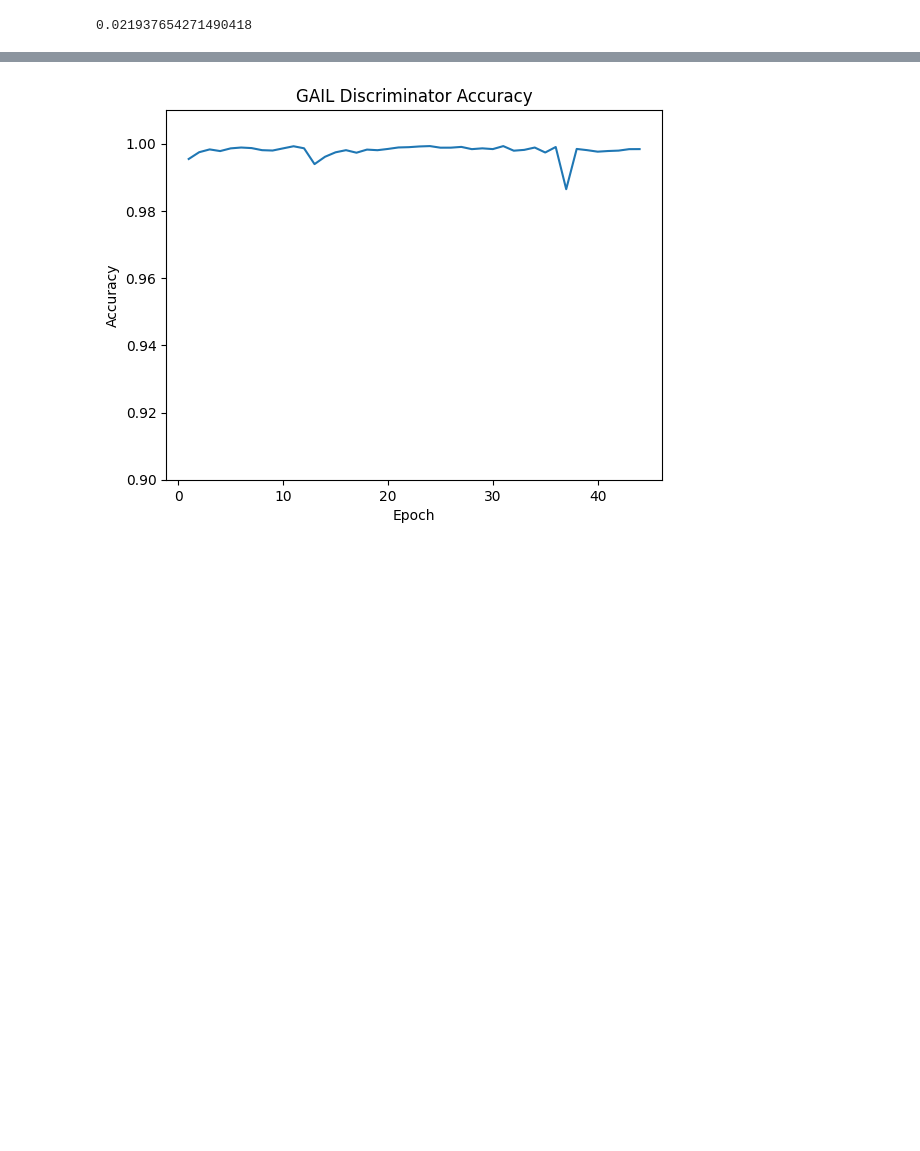
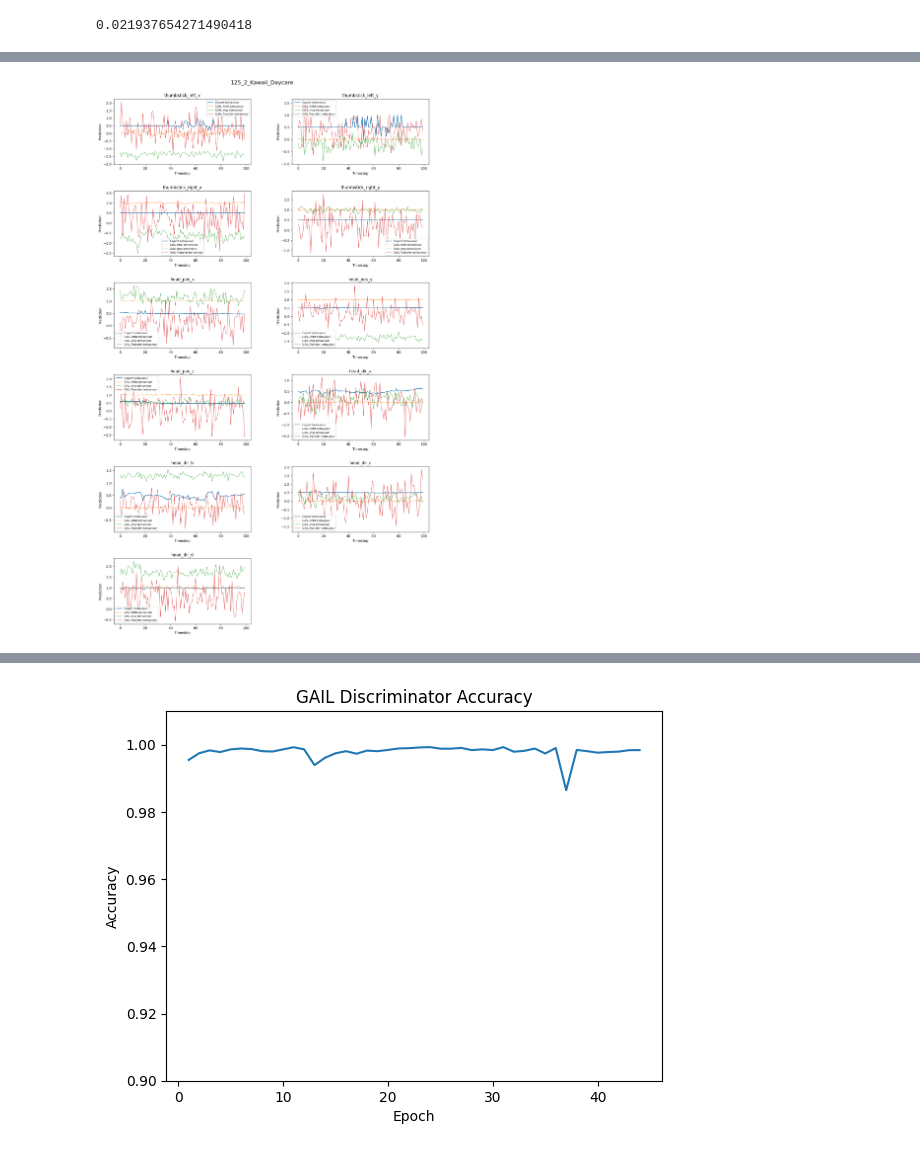
Before and after one commit to mattalajas/COMPSCI715, a Jupyter notebook: utils/visualisation.ipynb, the cells around one changed output, grey strips where cells are left out. Cells and saved outputs as stored; diff of their text form; code cells hidden in the pictures; blank space fills up the shorter version.

```diff
--- a/utils/visualisation.ipynb
+++ b/utils/visualisation.ipynb
@@ -225,0 +283,28 @@ plt.show()
+# %%
+title = fin_true_df.iloc[seq_length*seq_ind, 0:2]
+
+fig, axs = plt.subplots(nrows=6, ncols=2)
+fig.set_figheight(25)
+fig.set_figwidth(15)
+fig.delaxes(axs[5,1])
+fig.suptitle(title.iloc[0], size=16)
+fig.tight_layout()
+fig.subplots_adjust(top=0.95)
+
+for i, ax in enumerate(axs.flat):
+    if i == 11:
+        break
+    ax.plot(true_seq.iloc[:, i])
+    ax.plot(gail_seq.iloc[:, i], linewidth='0.8')
+    ax.plot(gimg_seq.iloc[:, i], linewidth='0.8')
+    ax.plot(gtra_seq.iloc[:, i], linewidth='0.8')
+    ax.set_title(col_pred[i])
+    ax.set_xlabel('Timestep')
+    ax.set_ylabel('Prediction')
+    # ax.legend(['Expert behaviour', 'CNNRNN behaviour', 'GAIL behaviour', 'VIT behaviour', 'ResNet Behaviour'])
+    ax.legend(['Expert behaviour', 'GAIL-RNN behaviour', 'GAIL-img behaviour', 'GAIL-Transfer behaviour'], fontsize=8)
+
+plt.subplots_adjust(left=0.1, right=0.95, top=0.95, bottom=0.1, wspace=0.3, hspace=0.4)
+plt.show()
+# %% [output]
+[figure, added]
```
Also changed, not shown: parts of 9 cells of this notebook, 10 other files.
